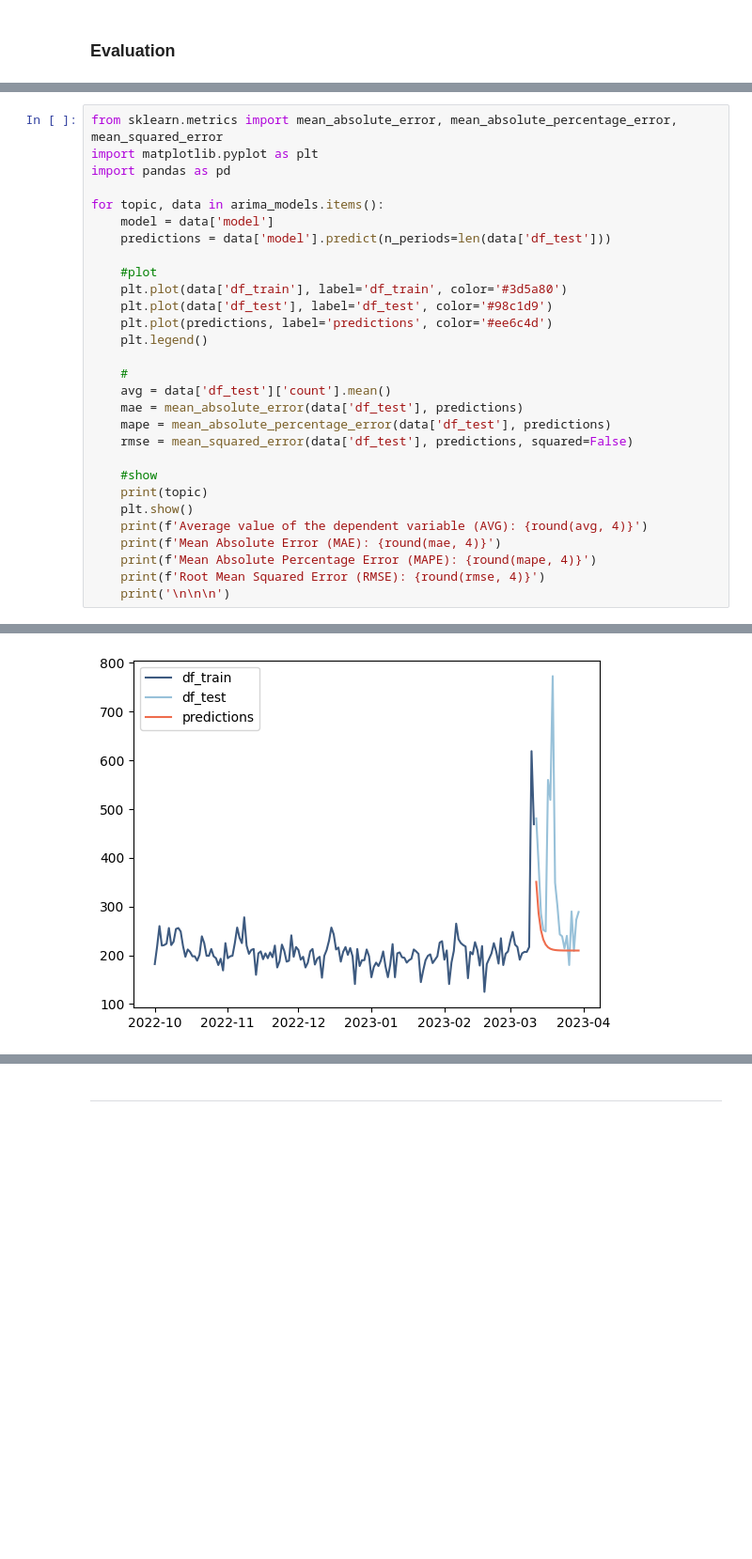
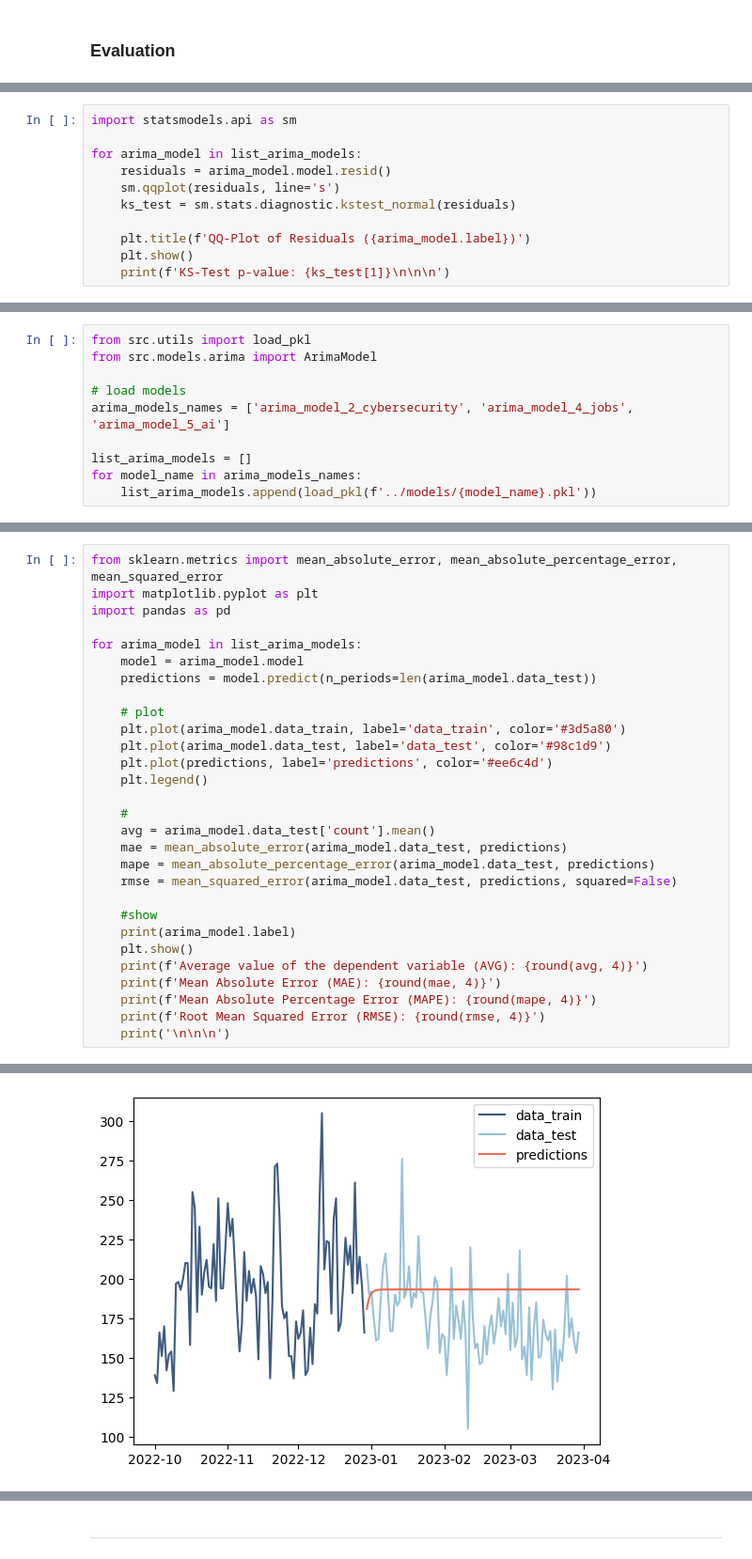
Before and after one commit to lukasschr/bachelorthesis-social-media-analytics, a Jupyter notebook: notebooks/04-Modeling-Evaluation.ipynb, the cells around one changed output, grey strips where cells are left out. Shown at 94% size. Drawn from its saved outputs; the diff is of its cells as text; blank space fills up the shorter version.

```diff
--- a/notebooks/04-Modeling-Evaluation.ipynb
+++ b/notebooks/04-Modeling-Evaluation.ipynb
@@ -392,0 +463,11 @@ arima_models = load_pkl('../models/arima_models.pkl')
+# %%
+import statsmodels.api as sm
+
+for arima_model in list_arima_models:
+    residuals = arima_model.model.resid()
+    sm.qqplot(residuals, line='s')
+    ks_test = sm.stats.diagnostic.kstest_normal(residuals)
+
+    plt.title(f'QQ-Plot of Residuals ({arima_model.label})')
+    plt.show()
+    print(f'KS-Test p-value: {ks_test[1]}\n\n\n')
@@ -392,0 +485,10 @@ arima_models = load_pkl('../models/arima_models.pkl')
+# %%
+from src.utils import load_pkl
+from src.models.arima import ArimaModel
+
+# load models
+arima_models_names = ['arima_model_2_cybersecurity', 'arima_model_4_jobs', 'arima_model_5_ai']
+
+list_arima_models = []
+for model_name in arima_models_names:
+    list_arima_models.append(load_pkl(f'../models/{model_name}.pkl'))
@@ -395,24 +499,24 @@ from sklearn.metrics import mean_absolute_error, mean_absolute_percentage_error,
 import matplotlib.pyplot as plt
 import pandas as pd
 
-for topic, data in arima_models.items():
-    model = data['model']
-    predictions = data['model'].predict(n_periods=len(data['df_test']))
+for arima_model in list_arima_models:
+    model = arima_model.model
+    predictions = model.predict(n_periods=len(arima_model.data_test))
 
-    #plot
-    plt.plot(data['df_train'], label='df_train', color='#3d5a80')
-    plt.plot(data['df_test'], label='df_test', color='#98c1d9')
+    # plot
+    plt.plot(arima_model.data_train, label='data_train', color='#3d5a80')
+    plt.plot(arima_model.data_test, label='data_test', color='#98c1d9')
     plt.plot(predictions, label='predictions', color='#ee6c4d')
     plt.legend()
 
     #
-    avg = data['df_test']['count'].mean()
-    mae = mean_absolute_error(data['df_test'], predictions)
-    mape = mean_absolute_percentage_error(data['df_test'], predictions)
-    rmse = mean_squared_error(data['df_test'], predictions, squared=False)
+    avg = arima_model.data_test['count'].mean()
+    mae = mean_absolute_error(arima_model.data_test, predictions)
+    mape = mean_absolute_percentage_error(arima_model.data_test, predictions)
+    rmse = mean_squared_error(arima_model.data_test, predictions, squared=False)
 
     #show
-    print(topic)
+    print(arima_model.label)
     plt.show()
     print(f'Average value of the dependent variable (AVG): {round(avg, 4)}')
     print(f'Mean Absolute Error (MAE): {round(mae, 4)}')
@@ -434 +538 @@ topic_2
-[figure, old version]
+[figure, new version]
```
Also changed, not shown: parts of 64 cells of this notebook, 2 other files.
